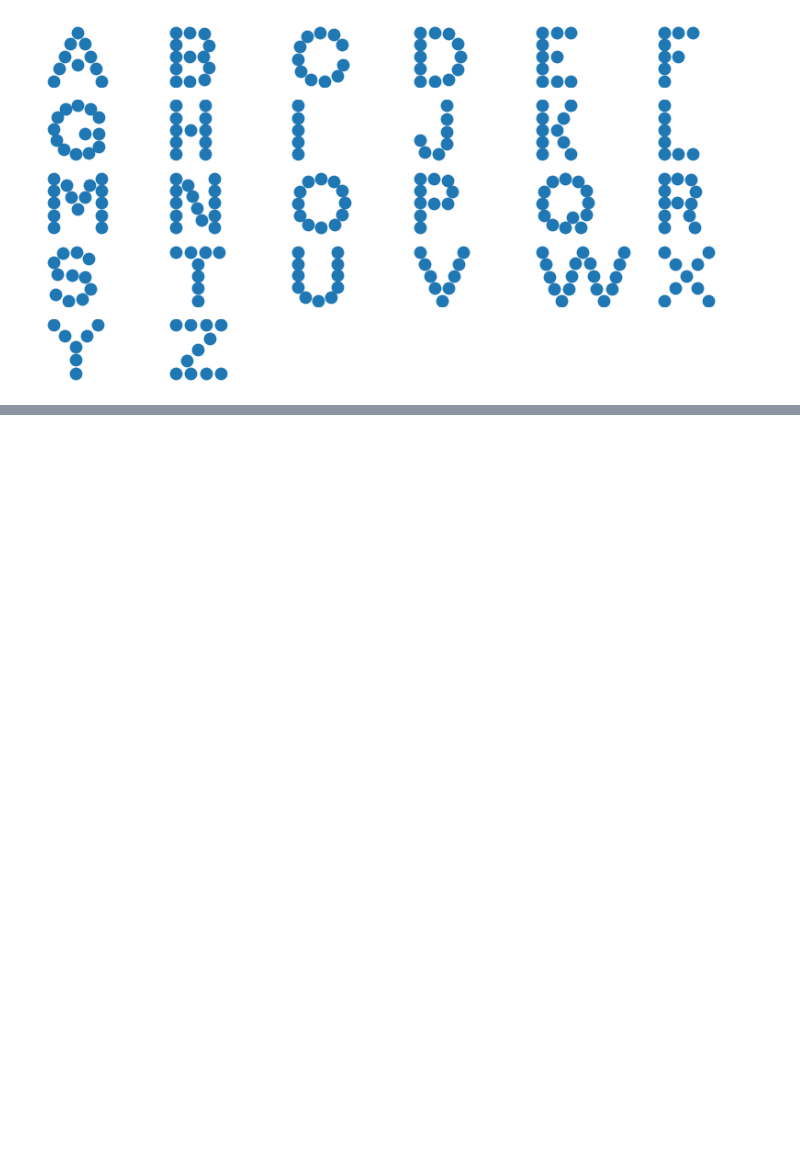
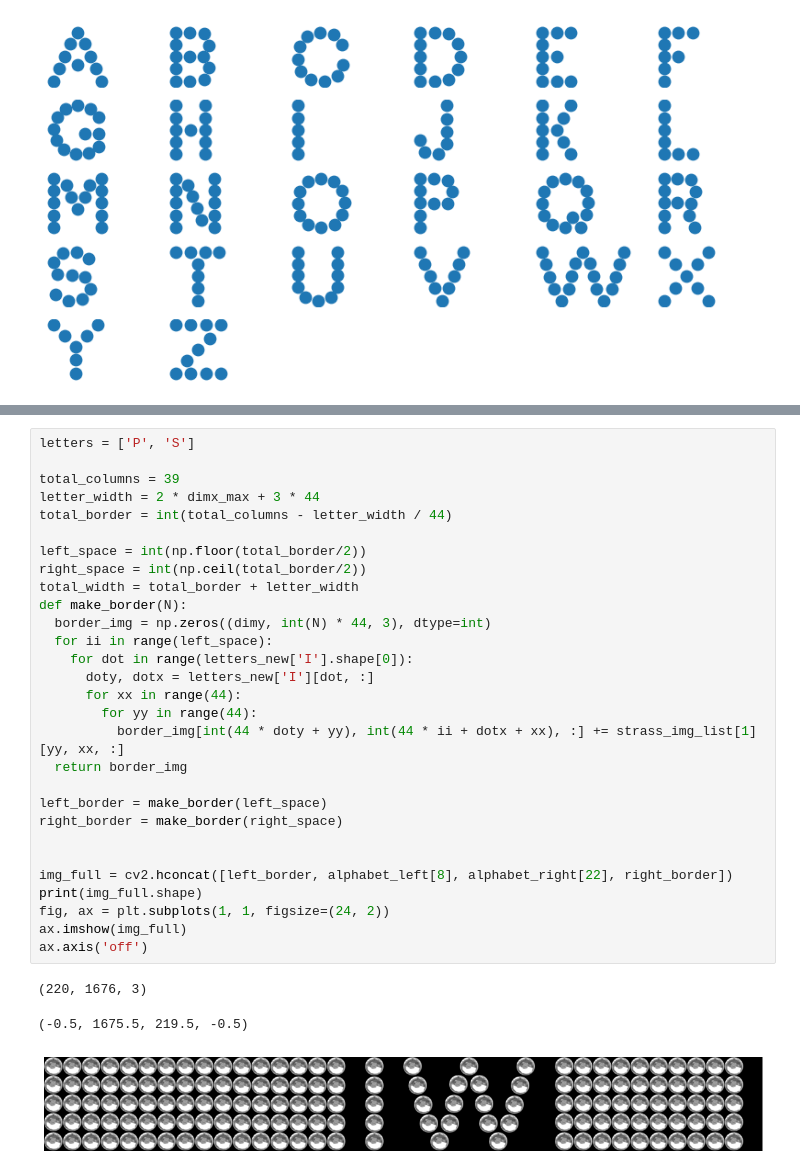
Before and after one commit to baeldin/strass_preview_generator, a Jupyter notebook: strass_band_generator.ipynb, the cells around one changed output, grey strips where cells are left out. Saved outputs shown, nothing was run; the diff lists cells and outputs as text; blank space fills up the shorter version.

```diff
--- a/strass_band_generator.ipynb
+++ b/strass_band_generator.ipynb
@@ -667,0 +781,33 @@ WARNING:matplotlib.image:Clipping input data to the valid range for imshow with
+# %%
+letters = ['P', 'S']
+
+total_columns = 39
+letter_width = 2 * dimx_max + 3 * 44
+total_border = int(total_columns - letter_width / 44)
+
+left_space = int(np.floor(total_border/2))
+right_space = int(np.ceil(total_border/2))
+total_width = total_border + letter_width
+def make_border(N):
+  border_img = np.zeros((dimy, int(N) * 44, 3), dtype=int)
+  for ii in range(left_space):
+    for dot in range(letters_new['I'].shape[0]):
+      doty, dotx = letters_new['I'][dot, :]
+      for xx in range(44):
+        for yy in range(44):
+          border_img[int(44 * doty + yy), int(44 * ii + dotx + xx), :] += strass_img_list[1][yy, xx, :]
+  return border_img
+
+left_border = make_border(left_space)
+right_border = make_border(right_space)
+
+
+img_full = cv2.hconcat([left_border, alphabet_left[8], alphabet_right[22], right_border])
+print(img_full.shape)
+fig, ax = plt.subplots(1, 1, figsize=(24, 2))
+ax.imshow(img_full)
+ax.axis('off')
+# %% [output]
+(220, 1676, 3)
+(-0.5, 1675.5, 219.5, -0.5)
+[figure, added]
```
Also changed, not shown: parts of 2 cells of this notebook.
